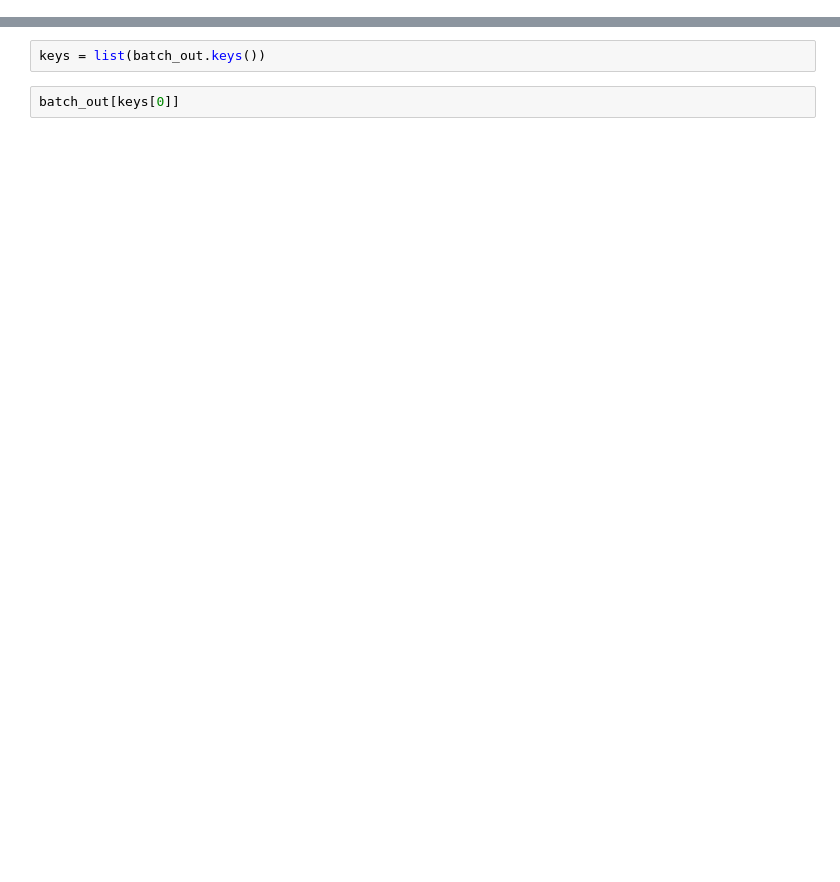
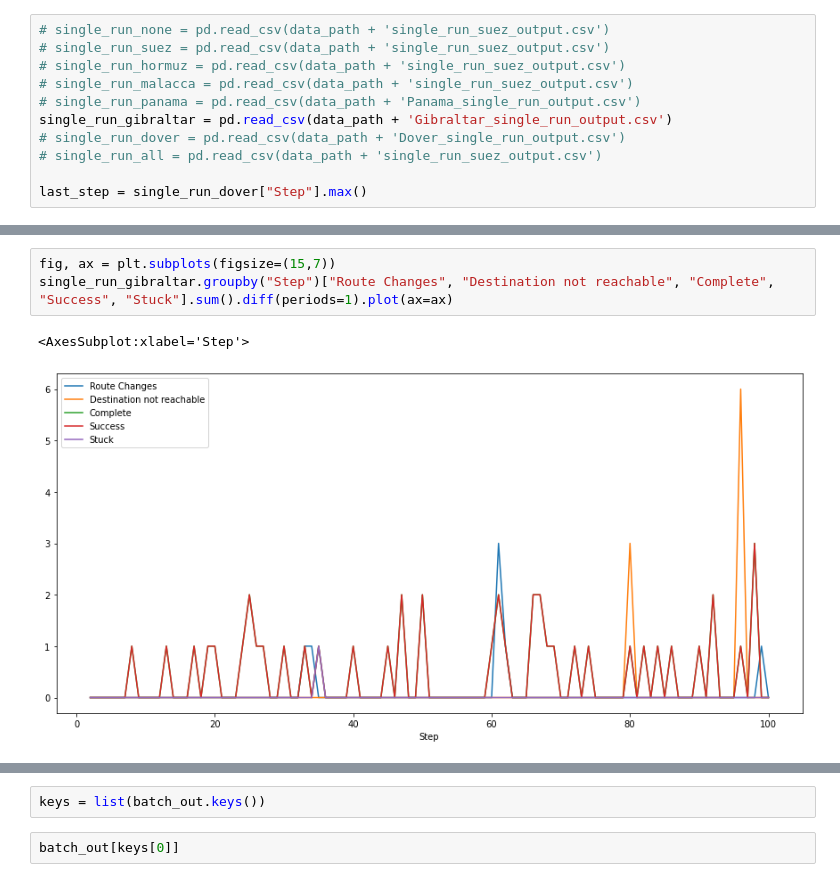
Before and after one commit to jvschlierf/Networks-ships-reroutes, a Jupyter notebook: analysis.ipynb, the cells around one changed output, grey strips where cells are left out. Drawn from its saved outputs; the diff is of its cells as text; blank space fills up the shorter version.

Commit message:
single run analysis

```diff
--- a/analysis.ipynb
+++ b/analysis.ipynb
@@ -30,0 +33,11 @@ agent_state.to_csv((data_path + 'single_run_output.csv'), header = True)
+# %%
+# single_run_none = pd.read_csv(data_path + 'single_run_suez_output.csv')
+# single_run_suez = pd.read_csv(data_path + 'single_run_suez_output.csv')
+# single_run_hormuz = pd.read_csv(data_path + 'single_run_suez_output.csv')
+# single_run_malacca = pd.read_csv(data_path + 'single_run_suez_output.csv')
+# single_run_panama = pd.read_csv(data_path + 'Panama_single_run_output.csv')
+single_run_gibraltar = pd.read_csv(data_path + 'Gibraltar_single_run_output.csv')
+# single_run_dover = pd.read_csv(data_path + 'Dover_single_run_output.csv')
+# single_run_all = pd.read_csv(data_path + 'single_run_suez_output.csv')
+
+last_step = single_run_dover["Step"].max()
@@ -30,0 +73,6 @@ agent_state.to_csv((data_path + 'single_run_output.csv'), header = True)
+# %%
+fig, ax = plt.subplots(figsize=(15,7))
+single_run_gibraltar.groupby("Step")["Route Changes", "Destination not reachable", "Complete", "Success", "Stuck"].sum().diff(periods=1).plot(ax=ax)
+# %% [output]
+<AxesSubplot:xlabel='Step'>
+[figure, added]
```
Also changed, not shown: parts of 16 cells of this notebook.
